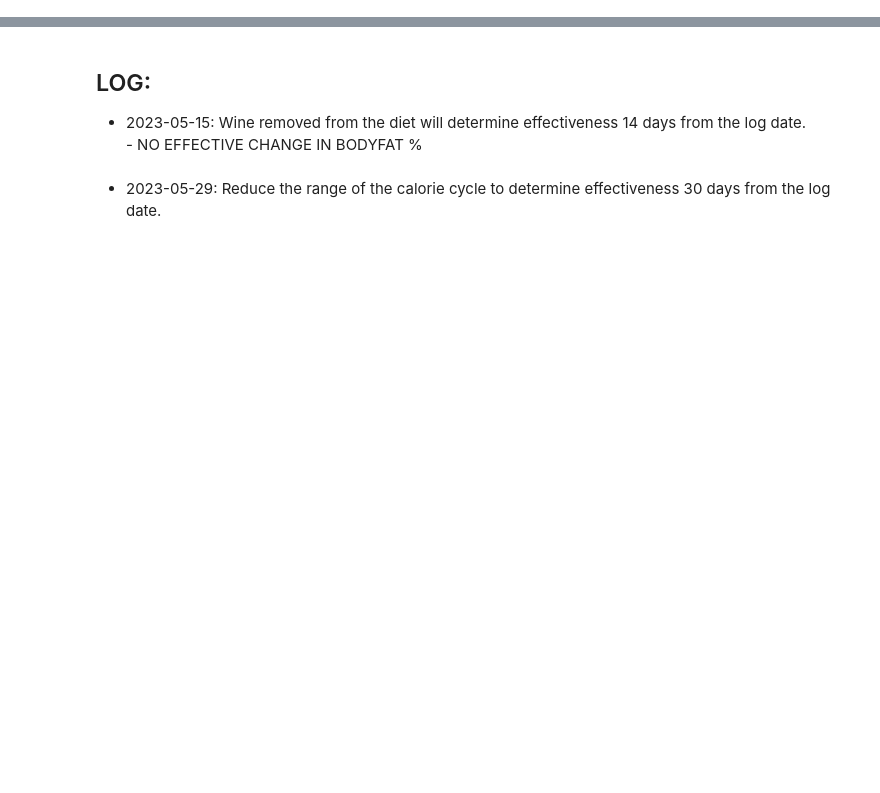
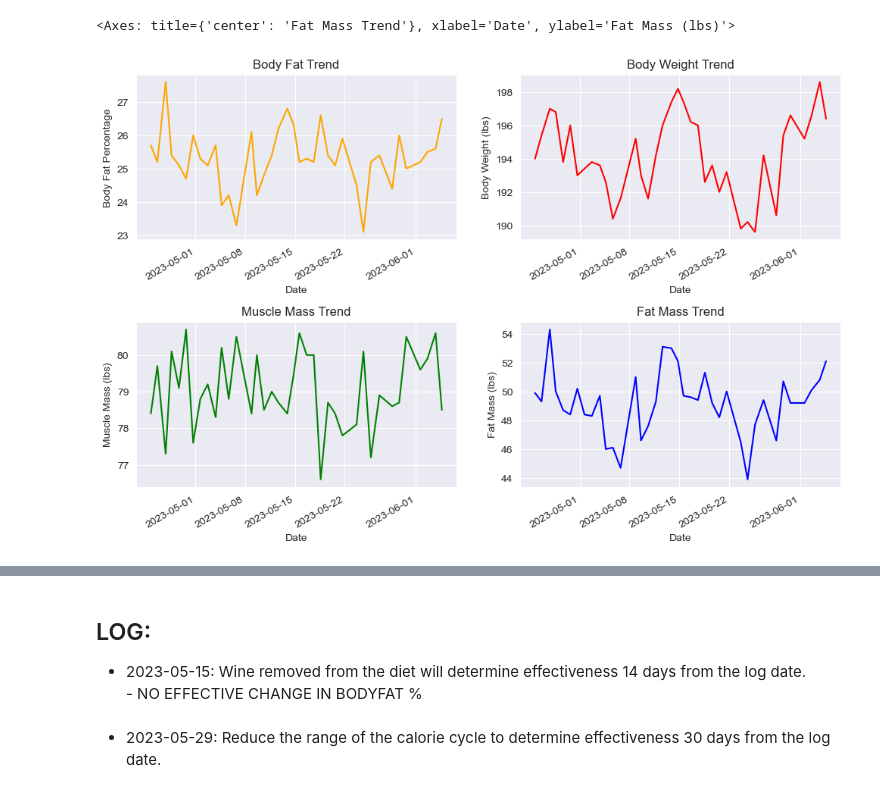
Before and after one commit to Artuk009/Case-Studies, a Jupyter notebook: MyFitnessAndNutrition/weight_details.ipynb, the cells around one changed output, grey strips where cells are left out. Cells and saved outputs as stored; diff of their text form; code cells hidden in the pictures; blank space fills up the shorter version.

```diff
--- a/MyFitnessAndNutrition/weight_details.ipynb
+++ b/MyFitnessAndNutrition/weight_details.ipynb
@@ -122,0 +126,24 @@ sns.boxplot(data=None, x=new_details['bodyfat_percentage'], fliersize=1)
+# %%
+fig, axes = plt.subplots(nrows=2, ncols=2, figsize=(12,8))
+plt.subplots_adjust(wspace=0.2, hspace=0.5)
+
+new_details.plot(
+    ax=axes[0, 0], title="Body Fat Trend", x='date_time' , xlabel="Date",
+    y='bodyfat_percentage', ylabel="Body Fat Percentage", legend=False,
+    color='orange'
+)
+new_details.plot(
+    ax=axes[0, 1], title="Body Weight Trend", x='date_time', xlabel="Date",
+    y='body_weight', ylabel="Body Weight (lbs)", legend=False, color='red'
+)
+new_details.plot(
+    ax=axes[1, 0], title="Muscle Mass Trend", x='date_time', xlabel="Date",
+    y='muscle_mass', ylabel="Muscle Mass (lbs)", legend=False, color='green'
+)
+new_details.plot(
+    ax=axes[1, 1], title="Fat Mass Trend", x='date_time', xlabel="Date",
+    y='fat_mass', ylabel="Fat Mass (lbs)", legend=False, color='blue'
+)
+# %% [output]
+<Axes: title={'center': 'Fat Mass Trend'}, xlabel='Date', ylabel='Fat Mass (lbs)'>
+[figure, added]
```
Also changed, not shown: parts of 27 cells of this notebook, 2 other files.
